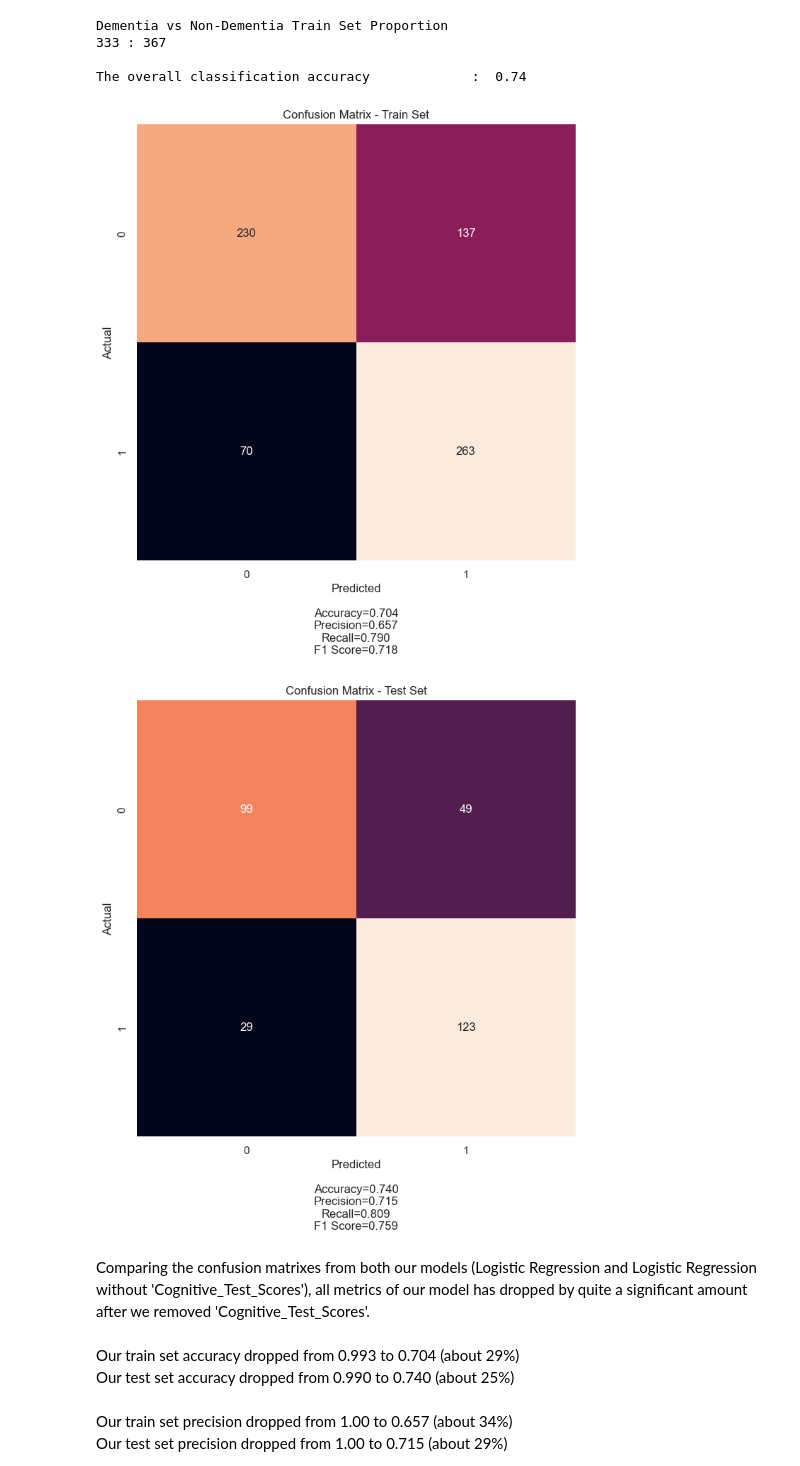
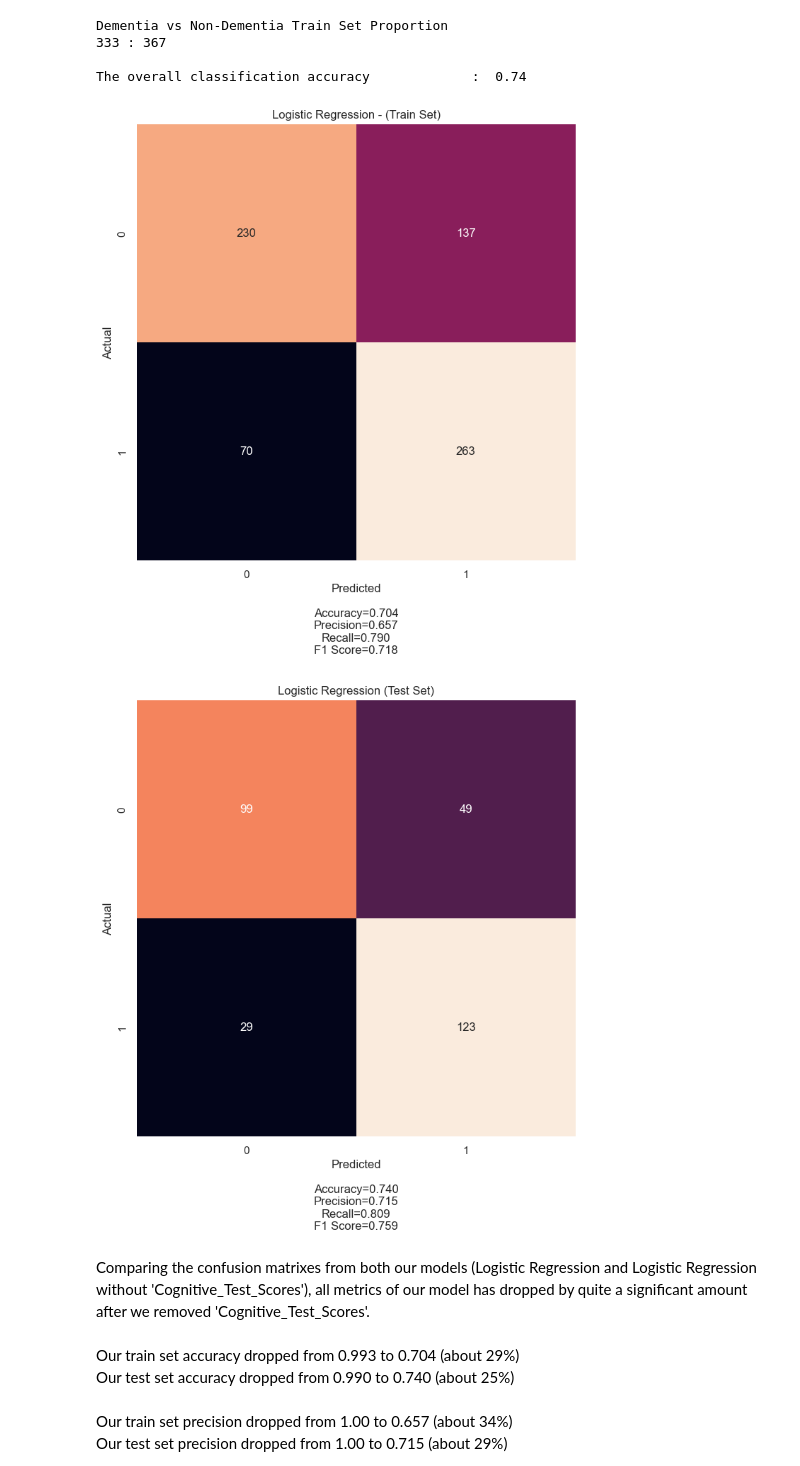
Before and after one commit to Gideon2882/Dementia-Prediction, a Jupyter notebook: Logistic Regression without 'Cognitive_Test_Scores'.ipynb, the cells around one changed output. Drawn from its saved outputs; the diff is of its cells as text; code cells hidden in the pictures.

```diff
--- a/Logistic Regression without 'Cognitive_Test_Scores'.ipynb
+++ b/Logistic Regression without 'Cognitive_Test_Scores'.ipynb
@@ -99,31 +98,31 @@ The overall classification accuracy             :  0.74
 # %%
 #Visualization function and evaluation
 def visualisation(y_true, y_pred, title):
     f = plt.figure(figsize=(8, 8))
     cf = confusion_matrix(y_true, y_pred)
     sb.heatmap(cf, fmt='.0f', annot=True, cbar=False)
 
     accuracy = np.trace(cf) / float(np.sum(cf))
     precision = cf[1, 1] / sum(cf[:, 1]) if sum(cf[:, 1]) != 0 else 0
     recall = cf[1, 1] / sum(cf[1, :]) if sum(cf[1, :]) != 0 else 0
     f1_score = 2 * precision * recall / (precision + recall) if (precision + recall) != 0 else 0
 
     stats_text = "\n\nAccuracy={:0.3f}\nPrecision={:0.3f}\nRecall={:0.3f}\nF1 Score={:0.3f}".format(
         accuracy, precision, recall, f1_score)
 
     plt.xlabel('Predicted' + stats_text)
     plt.ylabel('Actual')
     plt.title(title)
     plt.show()
 
 y_train_pred = logreg.predict(X_train_scaled)
 y_test_pred = logreg.predict(X_test_scaled)
 
-visualisation(y_train, y_train_pred, 'Confusion Matrix - Train Set')
-visualisation(y_test, y_test_pred, 'Confusion Matrix - Test Set')
+visualisation(y_train, y_train_pred, 'Logistic Regression - (Train Set)')
+visualisation(y_test, y_test_pred, 'Logistic Regression (Test Set)')
 # %% [output]
-[figure, old version]
+[figure, new version]
-[figure, old version]
+[figure, new version]
 # %% [markdown]
 Comparing the confusion matrixes from both our models (Logistic Regression and Logistic Regression without 'Cognitive_Test_Scores'), all metrics of our model has dropped by quite a significant amount after we removed 'Cognitive_Test_Scores'.
 <br>
```
Also changed, not shown: parts of 1 cell of this notebook, 3 other files.
